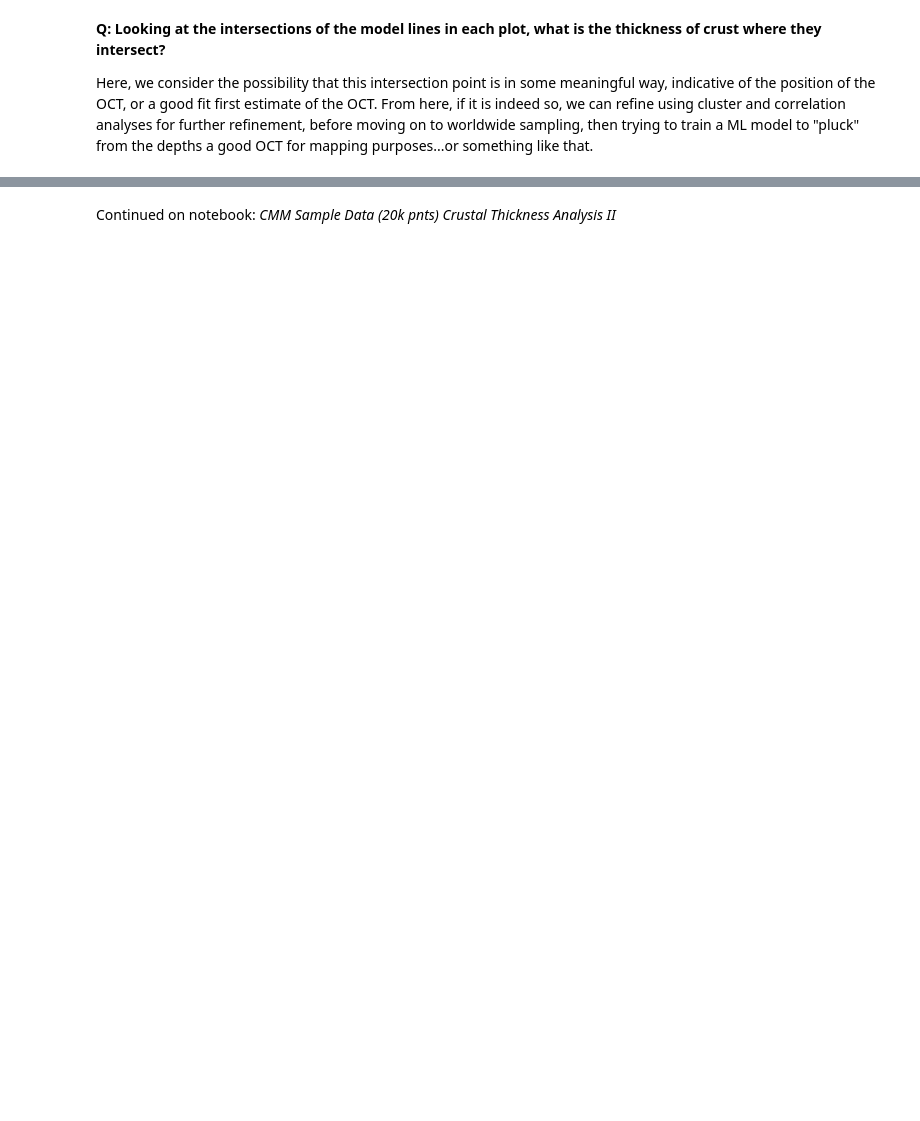
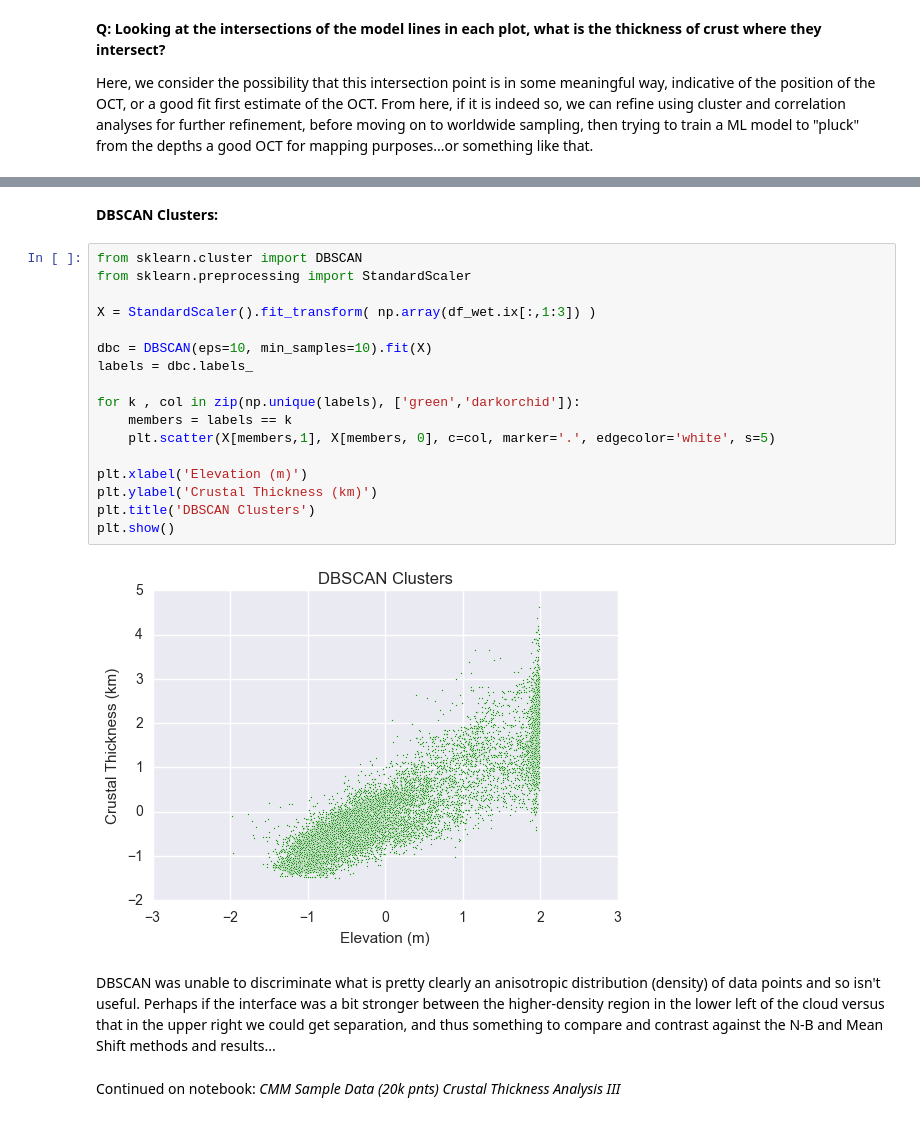
Before and after one commit to pjparis/C_Margin_Mapping, a Jupyter notebook: CMM Sample Data (20k pnts) Crustal Thickness Analysis-II.ipynb, the cells around one changed output, grey strips where cells are left out. Cells and saved outputs as stored; diff of their text form; blank space fills up the shorter version.

```diff
--- a/CMM Sample Data (20k pnts) Crustal Thickness Analysis-II.ipynb
+++ b/CMM Sample Data (20k pnts) Crustal Thickness Analysis-II.ipynb
@@ -364,2 +409,25 @@ Natural Breaks Optimization Result:
+# %% [markdown]
+__DBSCAN Clusters:__
+# %%
+from sklearn.cluster import DBSCAN
+from sklearn.preprocessing import StandardScaler
+
+X = StandardScaler().fit_transform( np.array(df_wet.ix[:,1:3]) )
+
+dbc = DBSCAN(eps=10, min_samples=10).fit(X)
+labels = dbc.labels_
+
+for k , col in zip(np.unique(labels), ['green','darkorchid']):
+    members = labels == k
+    plt.scatter(X[members,1], X[members, 0], c=col, marker='.', edgecolor='white', s=5)
+
+plt.xlabel('Elevation (m)')
+plt.ylabel('Crustal Thickness (km)')
+plt.title('DBSCAN Clusters')
+plt.show()
+# %% [output]
+[figure, added]
+# %% [markdown]
+DBSCAN was unable to discriminate what is pretty clearly an anisotropic distribution (density) of data points and so isn't useful. Perhaps if the interface was a bit stronger between the higher-density region in the lower left of the cloud versus that in the upper right we could get separation, and thus something to compare and contrast against the N-B and Mean Shift methods and results...
 # %% [markdown]
-Continued on notebook: *CMM Sample Data (20k pnts) Crustal Thickness Analysis II*
+Continued on notebook: _CMM Sample Data (20k pnts) Crustal Thickness Analysis III_
```
Also changed, not shown: parts of 27 cells of this notebook, 1 other file.
